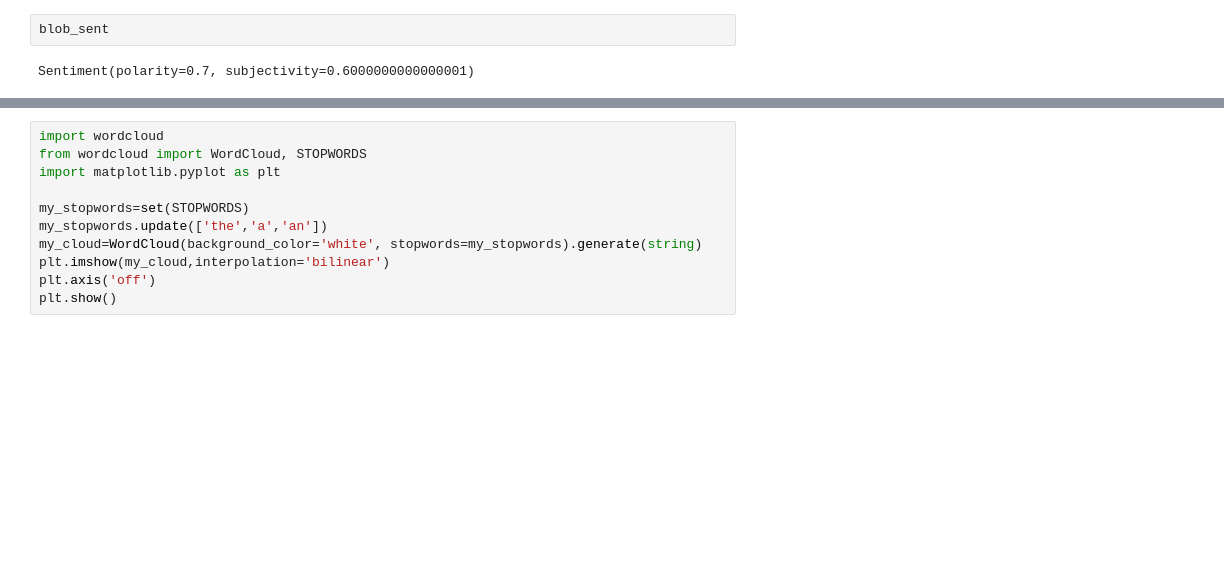
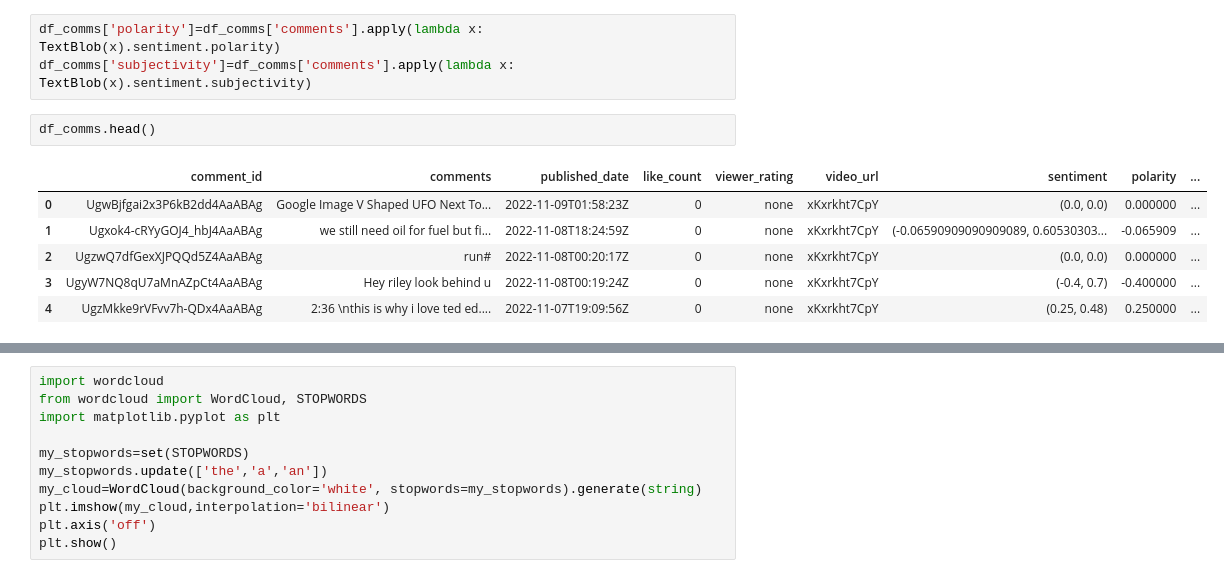
Before and after one commit to dcpelejo/TDI-capstone-pelejo, a Jupyter notebook: Sentiment_Analysis.ipynb, the cells around one changed output, grey strips where cells are left out. Saved outputs shown, nothing was run; the diff lists cells and outputs as text; blank space fills up the shorter version.

```diff
--- a/Sentiment_Analysis.ipynb
+++ b/Sentiment_Analysis.ipynb
@@ -7,4 +119,12 @@ blob_sent=blob.sentiment
+# %%
+df_comms['polarity']=df_comms['comments'].apply(lambda x: TextBlob(x).sentiment.polarity)
+df_comms['subjectivity']=df_comms['comments'].apply(lambda x: TextBlob(x).sentiment.subjectivity)
 # %%
-blob_sent
+df_comms.head()
 # %% [output]
-Sentiment(polarity=0.7, subjectivity=0.6000000000000001)
+|  | comment_id | comments | published_date | like_count | viewer_rating | video_url | sentiment | polarity | ... |
+| 0 | UgwBjfgai2x3P6kB2dd4AaABAg | Google Image V Shaped UFO Next To... | 2022-11-09T01:58:23Z | 0 | none | xKxrkht7CpY | (0.0, 0.0) | 0.000000 | ... |
+| 1 | Ugxok4-cRYyGOJ4_hbJ4AaABAg | we still need oil for fuel but fi... | 2022-11-08T18:24:59Z | 0 | none | xKxrkht7CpY | (-0.06590909090909089, 0.60530303... | -0.065909 | ... |
+| 2 | UgzwQ7dfGexXJPQQd5Z4AaABAg | run# | 2022-11-08T00:20:17Z | 0 | none | xKxrkht7CpY | (0.0, 0.0) | 0.000000 | ... |
+| 3 | UgyW7NQ8qU7aMnAZpCt4AaABAg | Hey riley look behind u | 2022-11-08T00:19:24Z | 0 | none | xKxrkht7CpY | (-0.4, 0.7) | -0.400000 | ... |
+| 4 | UgzMkke9rVFvv7h-QDx4AaABAg | 2:36 \nthis is why i love ted ed.... | 2022-11-07T19:09:56Z | 0 | none | xKxrkht7CpY | (0.25, 0.48) | 0.250000 | ... |
```
Also changed, not shown: parts of 13 cells of this notebook, 2 other files.
